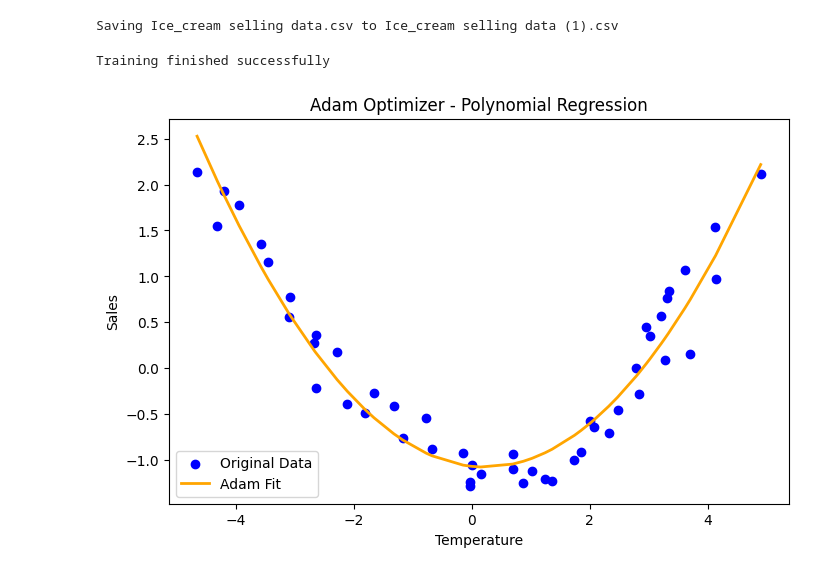
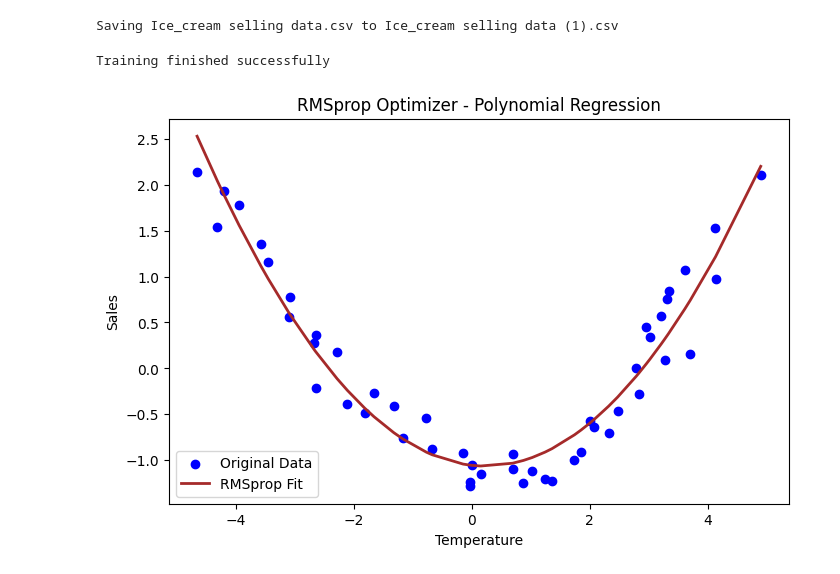
Before and after one commit to OmarAli-AI/first-ASS, a Jupyter notebook: Untitled3.ipynb, the cells around one changed output. Cells and saved outputs as stored; diff of their text form; code cells hidden in the pictures.

Commit message:
5- RMSprop

```diff
--- a/Untitled3.ipynb
+++ b/Untitled3.ipynb
@@ -26,55 +26,43 @@ y_std = np.std(y_target)
 y_scaled = (y_target - y_mean) / y_std
 
 np.random.seed(42)
 weights = np.zeros(X_poly.shape[1])
 bias = 0.0
 
-lr = 0.05
-beta1 = 0.9
-beta2 = 0.999
+lr = 0.01
+beta = 0.9
 epsilon = 1e-8
 n_epochs = 500
 m_samples = len(y_scaled)
 
-m_w = np.zeros_like(weights)
-v_w = np.zeros_like(weights)
-m_b = 0.0
-v_b = 0.0
+s_weights = np.zeros_like(weights)
+s_bias = 0.0
 
-for t in range(1, n_epochs + 1):
+for epoch in range(n_epochs):
     y_predicted = np.dot(X_poly, weights) + bias
     err = y_predicted - y_scaled
 
     grad_w = (1 / m_samples) * np.dot(X_poly.T, err)
     grad_b = (1 / m_samples) * np.sum(err)
 
-    m_w = beta1 * m_w + (1 - beta1) * grad_w
-    v_w = beta2 * v_w + (1 - beta2) * (grad_w ** 2)
+    s_weights = beta * s_weights + (1 - beta) * (grad_w ** 2)
+    s_bias = beta * s_bias + (1 - beta) * (grad_b ** 2)
 
-    m_b = beta1 * m_b + (1 - beta1) * grad_b
-    v_b = beta2 * v_b + (1 - beta2) * (grad_b ** 2)
+    weights = weights - (lr / (np.sqrt(s_weights) + epsilon)) * grad_w
+    bias = bias - (lr / (np.sqrt(s_bias) + epsilon)) * grad_b
 
-    m_w_corrected = m_w / (1 - beta1 ** t)
-    v_w_corrected = v_w / (1 - beta2 ** t)
-
-    m_b_corrected = m_b / (1 - beta1 ** t)
-    v_b_corrected = v_b / (1 - beta2 ** t)
-
-    weights = weights - lr * m_w_corrected / (np.sqrt(v_w_corrected) + epsilon)
-    bias = bias - lr * m_b_corrected / (np.sqrt(v_b_corrected) + epsilon)
-
-print("Training finished successfully")
+print("Training finished successfully ")
 
 plt.figure(figsize=(8, 5))
 plt.scatter(X_input, y_scaled, color='blue', label='Original Data')
 y_final_pred = np.dot(X_poly, weights) + bias
 sorted_indices = np.argsort(X_input.flatten())
-plt.plot(X_input[sorted_indices], y_final_pred[sorted_indices], color='orange', linewidth=2, label='Adam Fit')
+plt.plot(X_input[sorted_indices], y_final_pred[sorted_indices], color='brown', linewidth=2, label='RMSprop Fit')
 plt.xlabel('Temperature')
 plt.ylabel('Sales')
-plt.title('Adam Optimizer - Polynomial Regression')
+plt.title('RMSprop Optimizer - Polynomial Regression')
 plt.legend()
 plt.show()
 # %% [output]
 Training finished successfully
-[figure, old version]
+[figure, new version]
```
